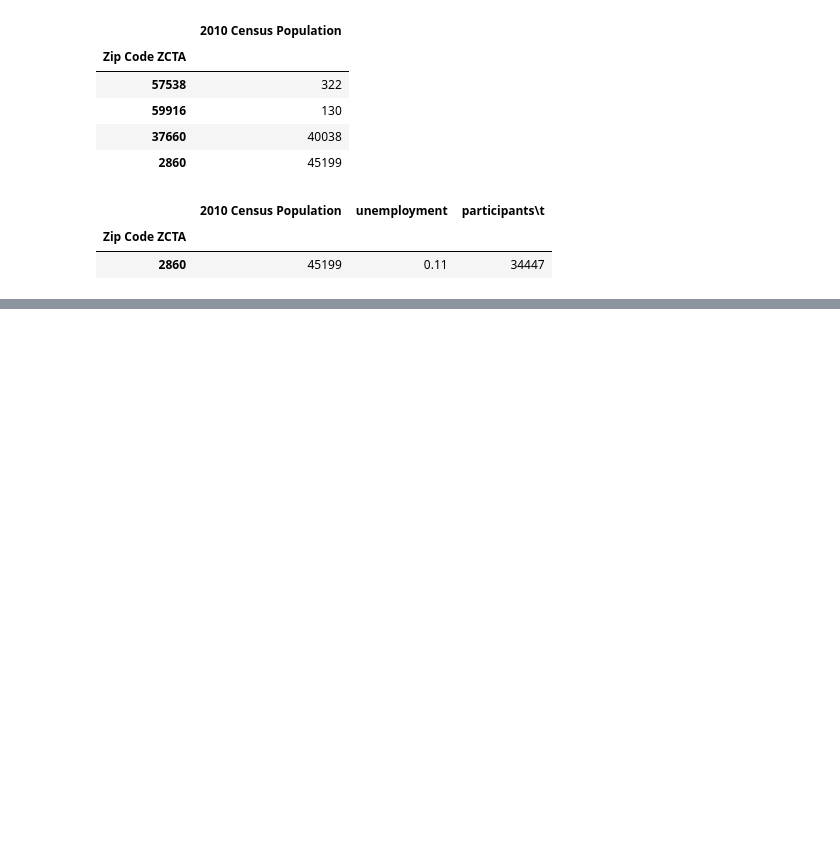
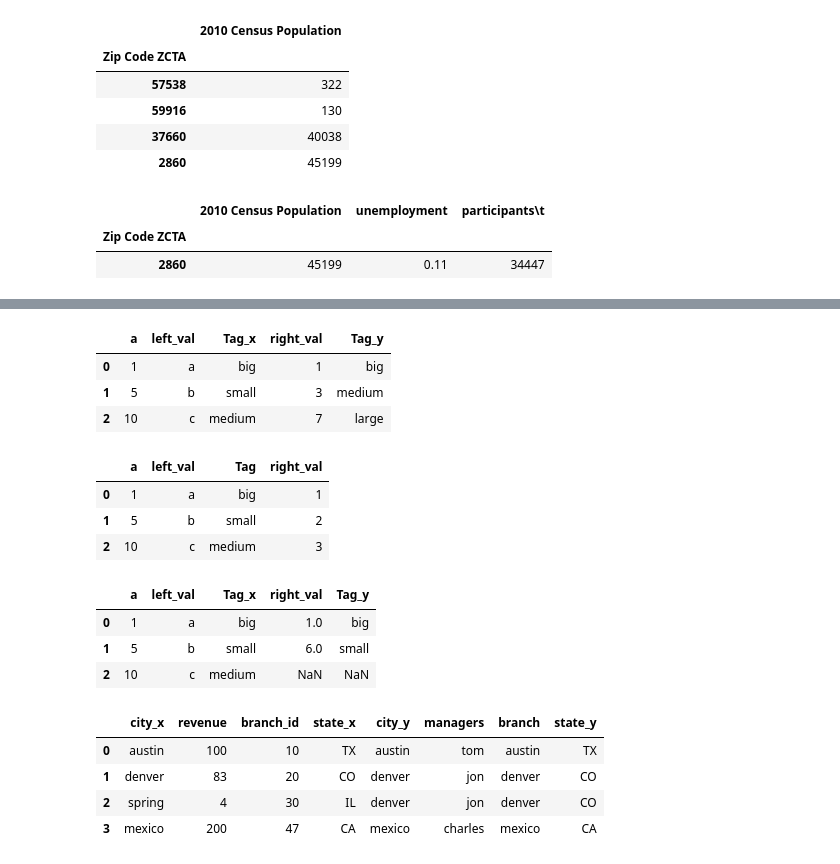
Before and after one commit to YousraMashkoor/DataAnalysis-using-Python, a Jupyter notebook: DA2_chapter2.ipynb, the cells around one changed output, grey strips where cells are left out. Saved outputs shown, nothing was run; the diff lists cells and outputs as text; code cells hidden in the pictures; blank space fills up the shorter version.

```diff
--- a/DA2_chapter2.ipynb
+++ b/DA2_chapter2.ipynb
@@ -628,0 +806,31 @@ population.join(unemployment, on='Zip Code ZCTA', how='inner')
+# %%
+pd.merge_asof(left, right, on="a")
+# %% [output]
+|  | a | left_val | Tag_x | right_val | Tag_y |
+| 0 | 1 | a | big | 1 | big |
+| 1 | 5 | b | small | 3 | medium |
+| 2 | 10 | c | medium | 7 | large |
+# %%
+pd.merge_asof(left, right, on="a",by="Tag")
+# %% [output]
+|  | a | left_val | Tag | right_val |
+| 0 | 1 | a | big | 1 |
+| 1 | 5 | b | small | 2 |
+| 2 | 10 | c | medium | 3 |
+# %%
+pd.merge_asof(left, right, on="a", direction="forward")
+# %% [output]
+|  | a | left_val | Tag_x | right_val | Tag_y |
+| 0 | 1 | a | big | 1.0 | big |
+| 1 | 5 | b | small | 6.0 | small |
+| 2 | 10 | c | medium | NaN | NaN |
+# %%
+#@title merge revenue and managers using merge_asof
+managers = managers.sort_values('branch_id')
+pd.merge_asof(revenue, managers, on='branch_id')
+# %% [output]
+|  | city_x | revenue | branch_id | state_x | city_y | managers | branch | state_y |
+| 0 | austin | 100 | 10 | TX | austin | tom | austin | TX |
+| 1 | denver | 83 | 20 | CO | denver | jon | denver | CO |
+| 2 | spring | 4 | 30 | IL | denver | jon | denver | CO |
+| 3 | mexico | 200 | 47 | CA | mexico | charles | mexico | CA |
```
Also changed, not shown: parts of 27 cells of this notebook.
